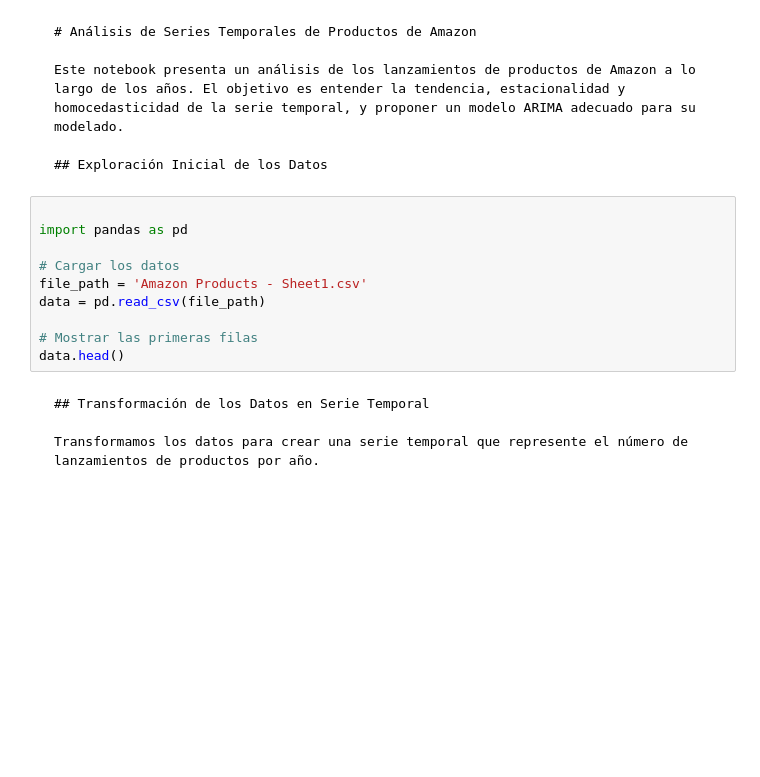
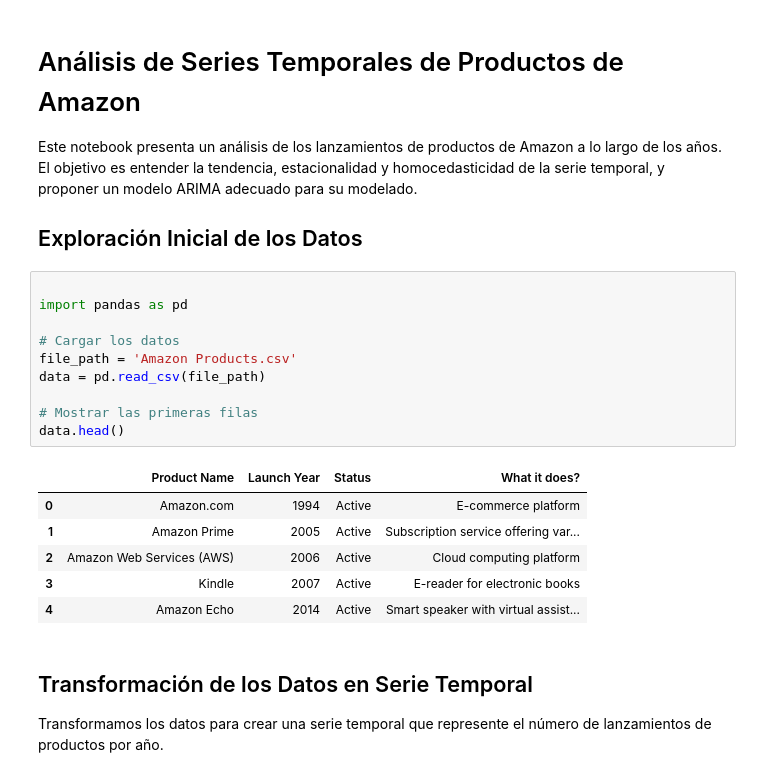
Before and after one commit to gggandre/modulo5_evidencias, a Jupyter notebook: implementacion/Amazon_Products_Time_Series_Analysis.ipynb, the cells around one changed output. Cells and saved outputs as stored; diff of their text form; blank space fills up the shorter version.

```diff
--- a/implementacion/Amazon_Products_Time_Series_Analysis.ipynb
+++ b/implementacion/Amazon_Products_Time_Series_Analysis.ipynb
@@ -1,25 +1,31 @@
 # %% [markdown]
+# Análisis de Series Temporales de Productos de Amazon
 
-    # Análisis de Series Temporales de Productos de Amazon
+Este notebook presenta un análisis de los lanzamientos de productos de Amazon a lo largo de los años. El objetivo es entender la tendencia, estacionalidad y homocedasticidad de la serie temporal, y proponer un modelo ARIMA adecuado para su modelado.
 
-    Este notebook presenta un análisis de los lanzamientos de productos de Amazon a lo largo de los años. El objetivo es entender la tendencia, estacionalidad y homocedasticidad de la serie temporal, y proponer un modelo ARIMA adecuado para su modelado.
-
-    ## Exploración Inicial de los Datos
+## Exploración Inicial de los Datos
 # %%
 
 import pandas as pd
 
 # Cargar los datos
-file_path = 'Amazon Products - Sheet1.csv'
+file_path = 'Amazon Products.csv'
 data = pd.read_csv(file_path)
 
 # Mostrar las primeras filas
 data.head()
+# %% [output]
+|  | Product Name | Launch Year | Status | What it does? |
+| 0 | Amazon.com | 1994 | Active | E-commerce platform |
+| 1 | Amazon Prime | 2005 | Active | Subscription service offering var... |
+| 2 | Amazon Web Services (AWS) | 2006 | Active | Cloud computing platform |
+| 3 | Kindle | 2007 | Active | E-reader for electronic books |
+| 4 | Amazon Echo | 2014 | Active | Smart speaker with virtual assist... |
 # %% [markdown]
 
-    ## Transformación de los Datos en Serie Temporal
+## Transformación de los Datos en Serie Temporal
 
-    Transformamos los datos para crear una serie temporal que represente el número de lanzamientos de productos por año.
+Transformamos los datos para crear una serie temporal que represente el número de lanzamientos de productos por año.
 # %%
 
 import matplotlib.pyplot as plt
```
Also changed, not shown: parts of 15 cells of this notebook, 1 other file.
